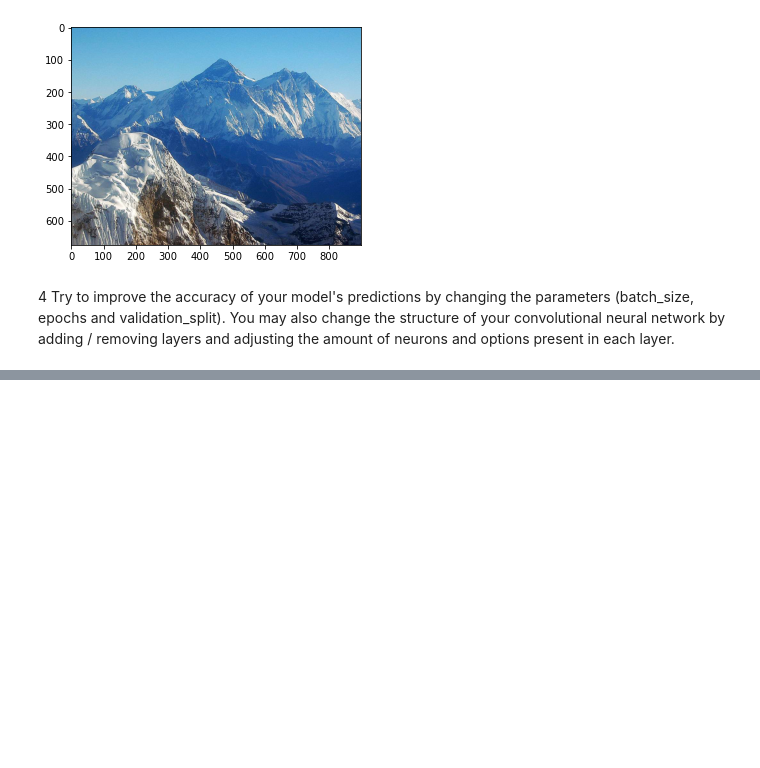
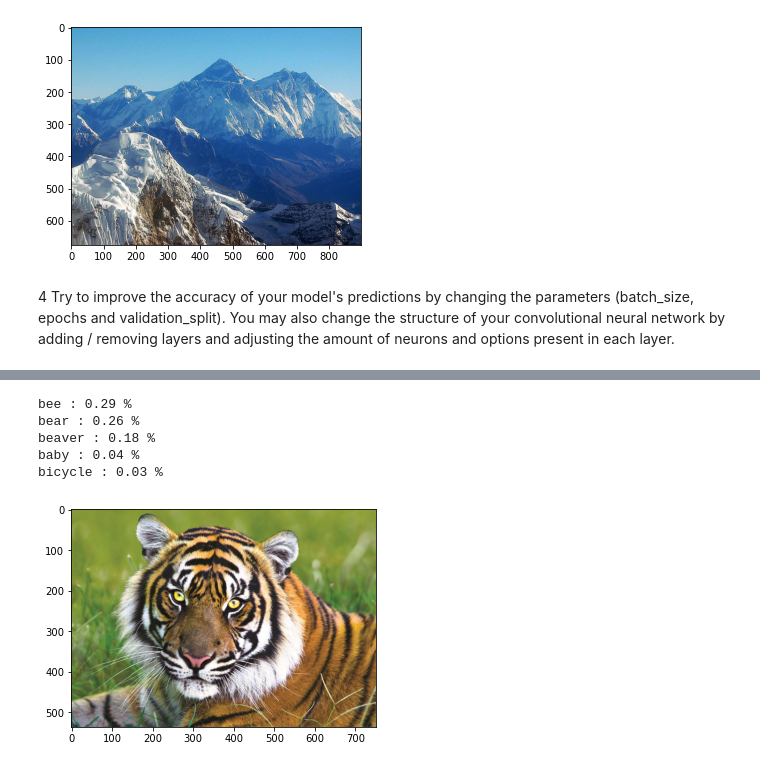
Before and after one commit to Seppalee/Data-analytics-and-Artificial-Intelligence, a Jupyter notebook: Exercises/ex09-ai-image-classification-tensorflow.ipynb, the cells around one changed output, grey strips where cells are left out. Saved outputs shown, nothing was run; the diff lists cells and outputs as text; code cells hidden in the pictures; blank space fills up the shorter version.

```diff
--- a/Exercises/ex09-ai-image-classification-tensorflow.ipynb
+++ b/Exercises/ex09-ai-image-classification-tensorflow.ipynb
@@ -339,0 +331,10 @@ bear : 0.24 %
+# %%
+image6 = plt.imread("photos/test_images/tiger-i91844.jpg")
+predict_image2(image6)
+# %% [output]
+bee : 0.29 %
+bear : 0.26 %
+beaver : 0.18 %
+baby : 0.04 %
+bicycle : 0.03 %
+[figure, added]
```
Also changed, not shown: parts of 18 cells of this notebook, 5 other files.
